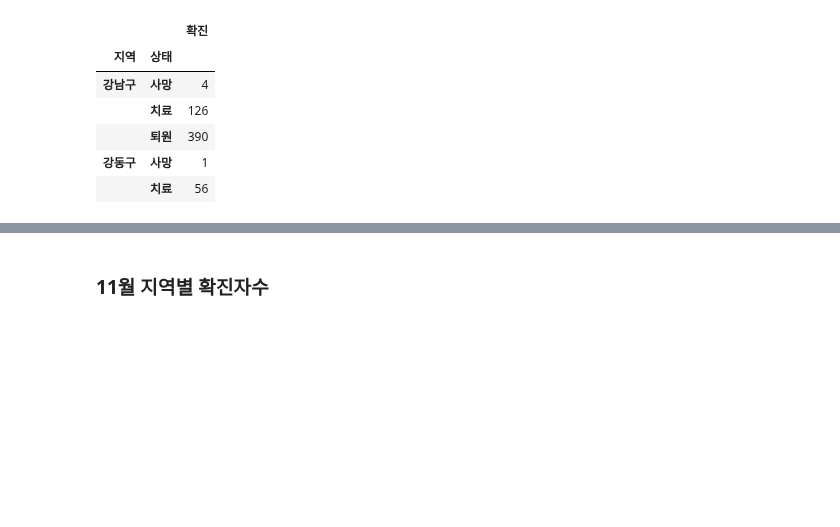
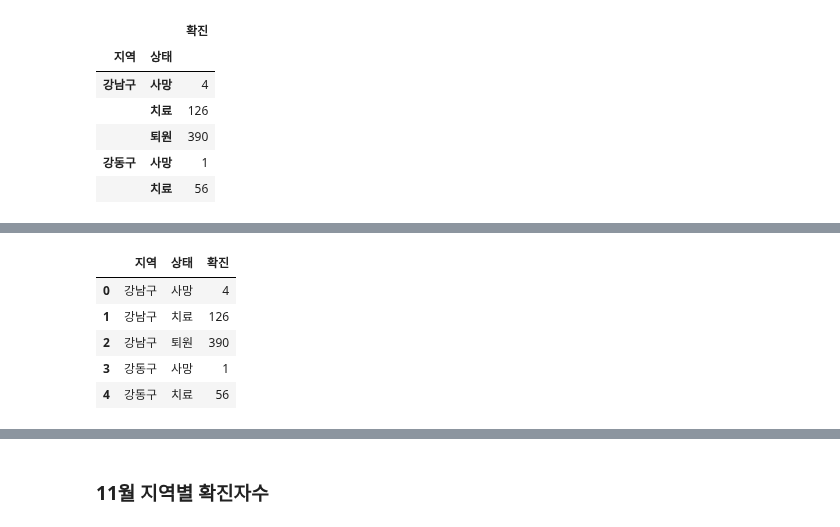
Before and after one commit to leele91/Data-Analysis-2020, a Jupyter notebook: 07.seoul/07.서울시코로나.ipynb, the cells around one changed output, grey strips where cells are left out. Drawn from its saved outputs; the diff is of its cells as text; code cells hidden in the pictures; blank space fills up the shorter version.

```diff
--- a/07.seoul/07.서울시코로나.ipynb
+++ b/07.seoul/07.서울시코로나.ipynb
@@ -246,0 +255,9 @@ soco_gu2 = soco_gu2.reset_index()
+# %%
+soco_gu2.head()
+# %% [output]
+|  | 지역 | 상태 | 확진 |
+| 0 | 강남구 | 사망 | 4 |
+| 1 | 강남구 | 치료 | 126 |
+| 2 | 강남구 | 퇴원 | 390 |
+| 3 | 강동구 | 사망 | 1 |
+| 4 | 강동구 | 치료 | 56 |
```
Also changed, not shown: parts of 3 cells of this notebook.
